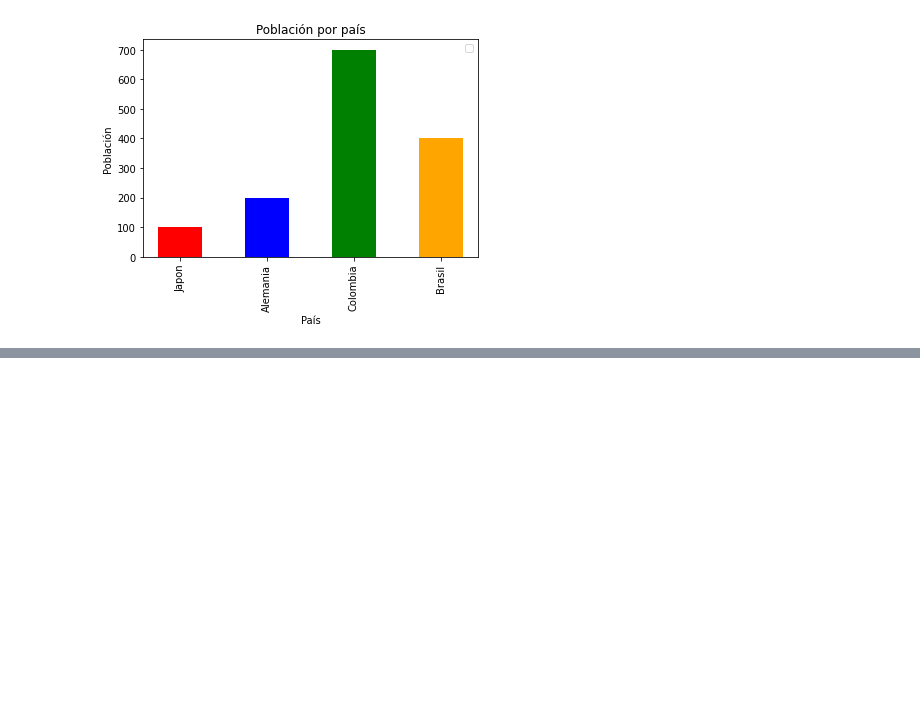
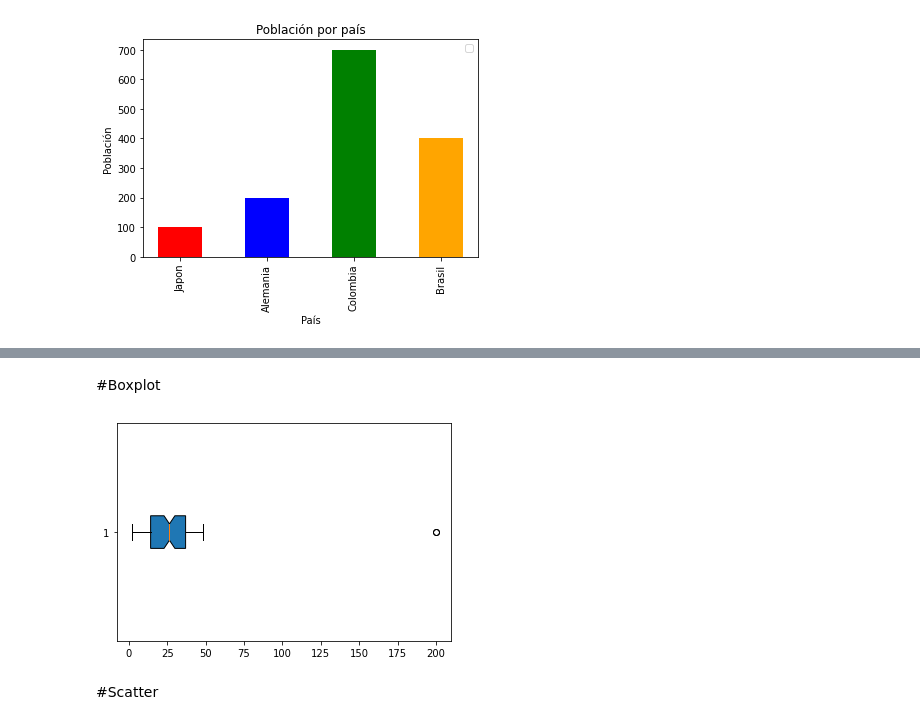
Before and after one commit to CamiloAnalista/curso-python-pip, a Jupyter notebook: Ejercicios/Visualizaciones/barplot.ipynb, the cells around one changed output, grey strips where cells are left out. Saved outputs shown, nothing was run; the diff lists cells and outputs as text; code cells hidden in the pictures; blank space fills up the shorter version.

```diff
--- a/Ejercicios/Visualizaciones/barplot.ipynb
+++ b/Ejercicios/Visualizaciones/barplot.ipynb
@@ -16,0 +34,10 @@ No artists with labels found to put in legend.  Note that artists whose label st
+# %% [markdown]
+#Boxplot
+# %%
+data = np.append(data,200)
+plt.boxplot(data,vert=False,patch_artist=True,notch=True,showfliers=True)
+plt.show()
+# %% [output]
+[figure, added]
+# %% [markdown]
+#Scatter
```
Also changed, not shown: parts of 5 cells of this notebook, 2 other files.
